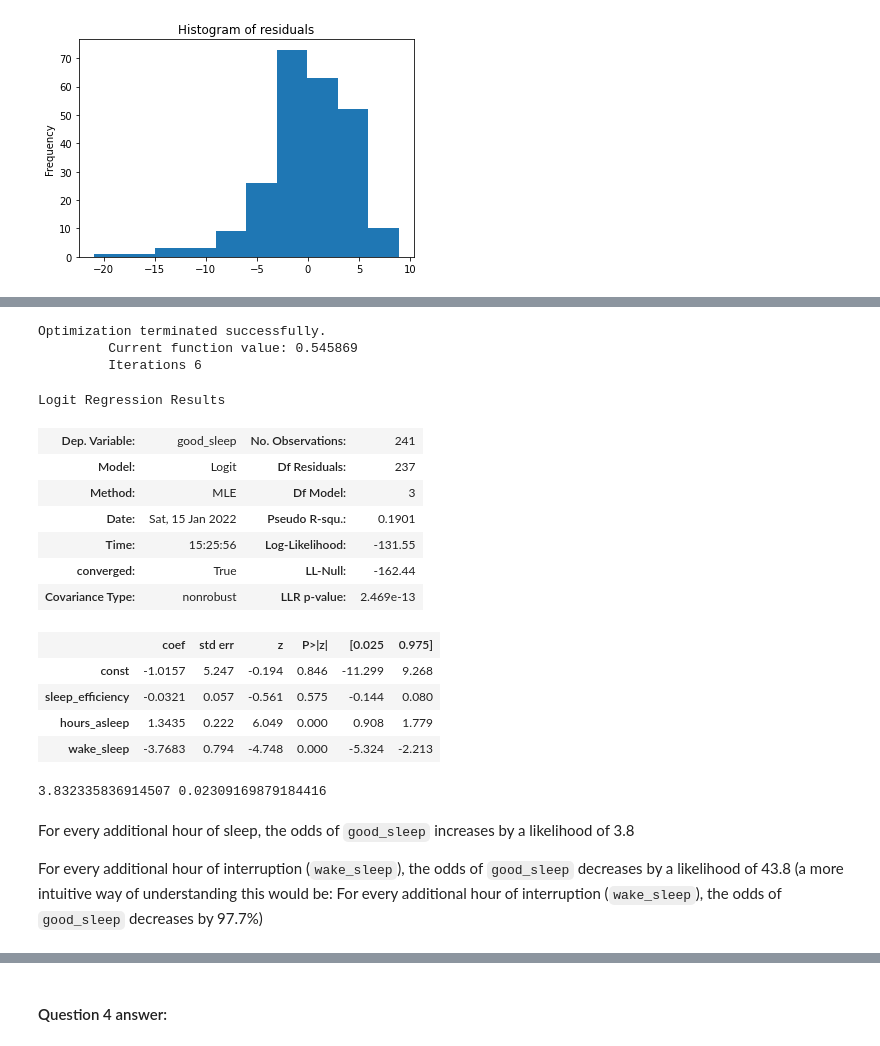
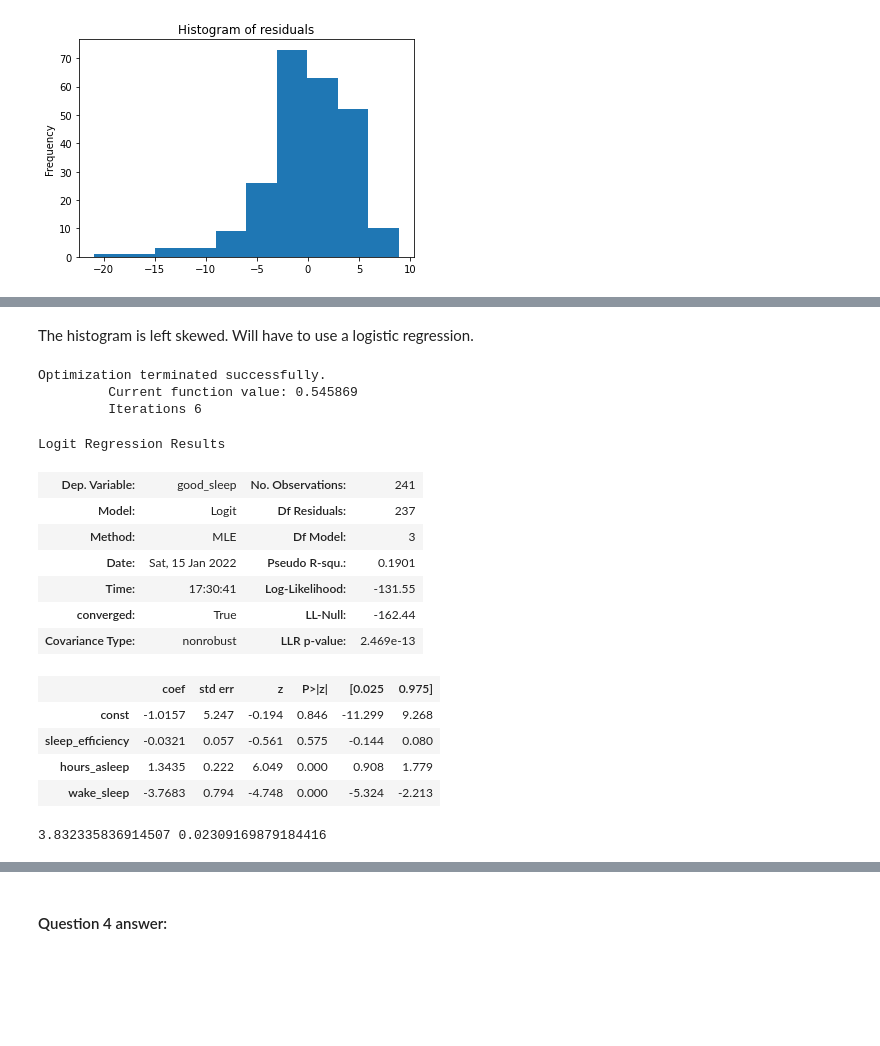
Before and after one commit to gsagararatne/DataSciencePortfolio, a Jupyter notebook: FitbitSleepAnalysis/FitbitSleepAnalysis.ipynb, the cells around one changed output, grey strips where cells are left out. Cells and saved outputs as stored; diff of their text form; code cells hidden in the pictures; blank space fills up the shorter version.

```diff
--- a/FitbitSleepAnalysis/FitbitSleepAnalysis.ipynb
+++ b/FitbitSleepAnalysis/FitbitSleepAnalysis.ipynb
@@ -1313,40 +1308,2 @@ X2 = fitbitdf[["sleep_efficiency", "hours_asleep", "wake_sleep"]]
-# %%
-X_withconstant2 = sm.add_constant(X2)
-
-# 1. Instantiate model
-mylogreg_loans= sm.Logit(y2,X_withconstant2)
-
-# 2. Fit model
-mylogreg_loans_results = mylogreg_loans.fit()
-
-# Look at summary
-mylogreg_loans_results.summary()
-# %% [output]
-Optimization terminated successfully.
-         Current function value: 0.545869
-         Iterations 6
-Logit Regression Results
-| Dep. Variable: | good_sleep | No. Observations: | 241 |
-| Model: | Logit | Df Residuals: | 237 |
-| Method: | MLE | Df Model: | 3 |
-| Date: | Sat, 15 Jan 2022 | Pseudo R-squ.: | 0.1901 |
-| Time: | 15:25:56 | Log-Likelihood: | -131.55 |
-| converged: | True | LL-Null: | -162.44 |
-| Covariance Type: | nonrobust | LLR p-value: | 2.469e-13 |
-|  | coef | std err | z | P>|z| | [0.025 | 0.975] |
-| const | -1.0157 | 5.247 | -0.194 | 0.846 | -11.299 | 9.268 |
-| sleep_efficiency | -0.0321 | 0.057 | -0.561 | 0.575 | -0.144 | 0.080 |
-| hours_asleep | 1.3435 | 0.222 | 6.049 | 0.000 | 0.908 | 1.779 |
-| wake_sleep | -3.7683 | 0.794 | -4.748 | 0.000 | -5.324 | -2.213 |
-# %%
-beta2 = mylogreg_loans_results.params[2]
-beta3 = mylogreg_loans_results.params[3]
-
-print(np.exp(beta2), np.exp(beta3))
-# %% [output]
-3.832335836914507 0.02309169879184416
-# %% [markdown]
-For every additional hour of sleep, the odds of `good_sleep` increases by a likelihood of 3.8
-
-For every additional hour of interruption (`wake_sleep`), the odds of `good_sleep` decreases by a likelihood of 43.8
-(a more intuitive way of understanding this would be: For every additional hour of interruption (`wake_sleep`), the odds of `good_sleep` decreases by 97.7%)
+# %% [markdown]
+The histogram is left skewed. Will have to use a logistic regression.
@@ -1352,0 +1313,35 @@ For every additional hour of interruption (`wake_sleep`), the odds of `good_slee
+# %%
+X_withconstant2 = sm.add_constant(X2)
+
+# 1. Instantiate model
+mylogreg= sm.Logit(y2,X_withconstant2)
+
+# 2. Fit model
+mylogreg_results = mylogreg.fit()
+
+# Look at summary
+mylogreg_results.summary()
+# %% [output]
+Optimization terminated successfully.
+         Current function value: 0.545869
+         Iterations 6
+Logit Regression Results
+| Dep. Variable: | good_sleep | No. Observations: | 241 |
+| Model: | Logit | Df Residuals: | 237 |
+| Method: | MLE | Df Model: | 3 |
+| Date: | Sat, 15 Jan 2022 | Pseudo R-squ.: | 0.1901 |
+| Time: | 17:30:41 | Log-Likelihood: | -131.55 |
+| converged: | True | LL-Null: | -162.44 |
+| Covariance Type: | nonrobust | LLR p-value: | 2.469e-13 |
+|  | coef | std err | z | P>|z| | [0.025 | 0.975] |
+| const | -1.0157 | 5.247 | -0.194 | 0.846 | -11.299 | 9.268 |
+| sleep_efficiency | -0.0321 | 0.057 | -0.561 | 0.575 | -0.144 | 0.080 |
+| hours_asleep | 1.3435 | 0.222 | 6.049 | 0.000 | 0.908 | 1.779 |
+| wake_sleep | -3.7683 | 0.794 | -4.748 | 0.000 | -5.324 | -2.213 |
+# %%
+beta2 = mylogreg_results.params[2]
+beta3 = mylogreg_results.params[3]
+
+print(np.exp(beta2), np.exp(beta3))
+# %% [output]
+3.832335836914507 0.02309169879184416
```
Also changed, not shown: parts of 22 cells of this notebook.
